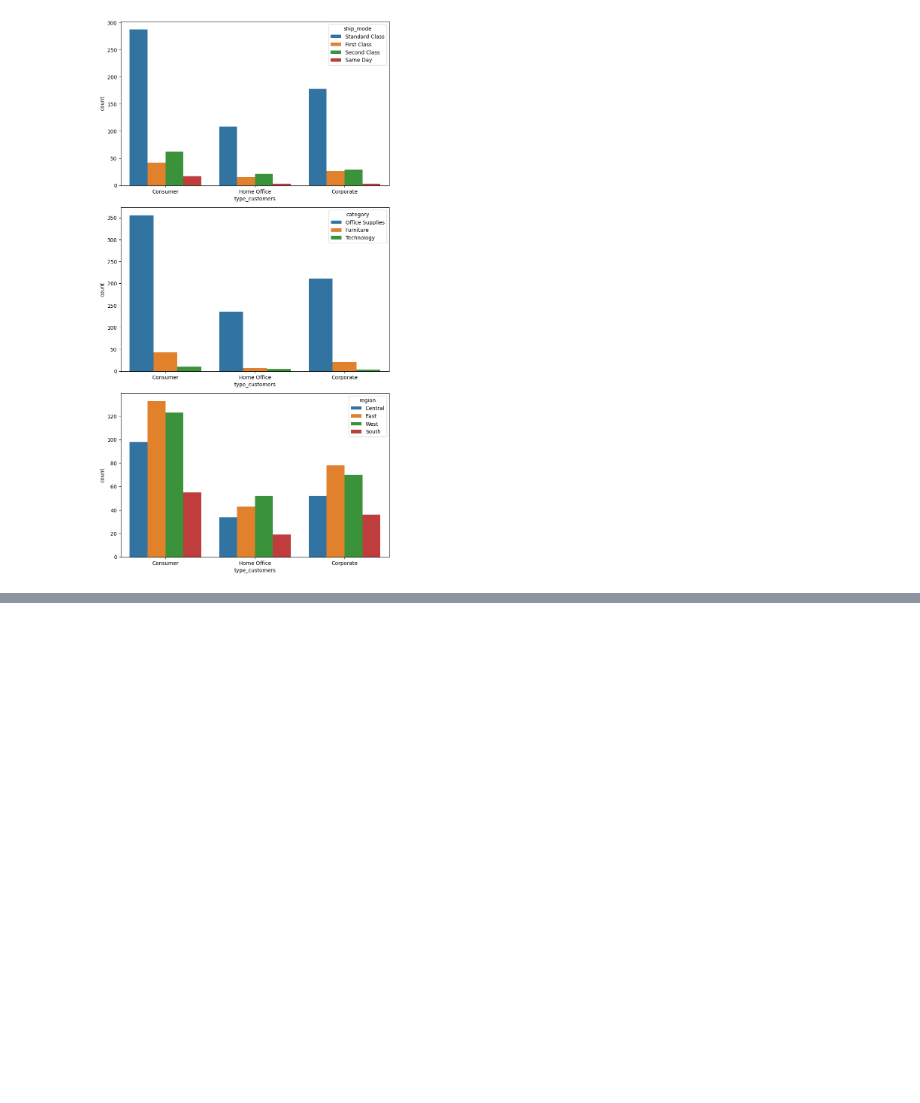
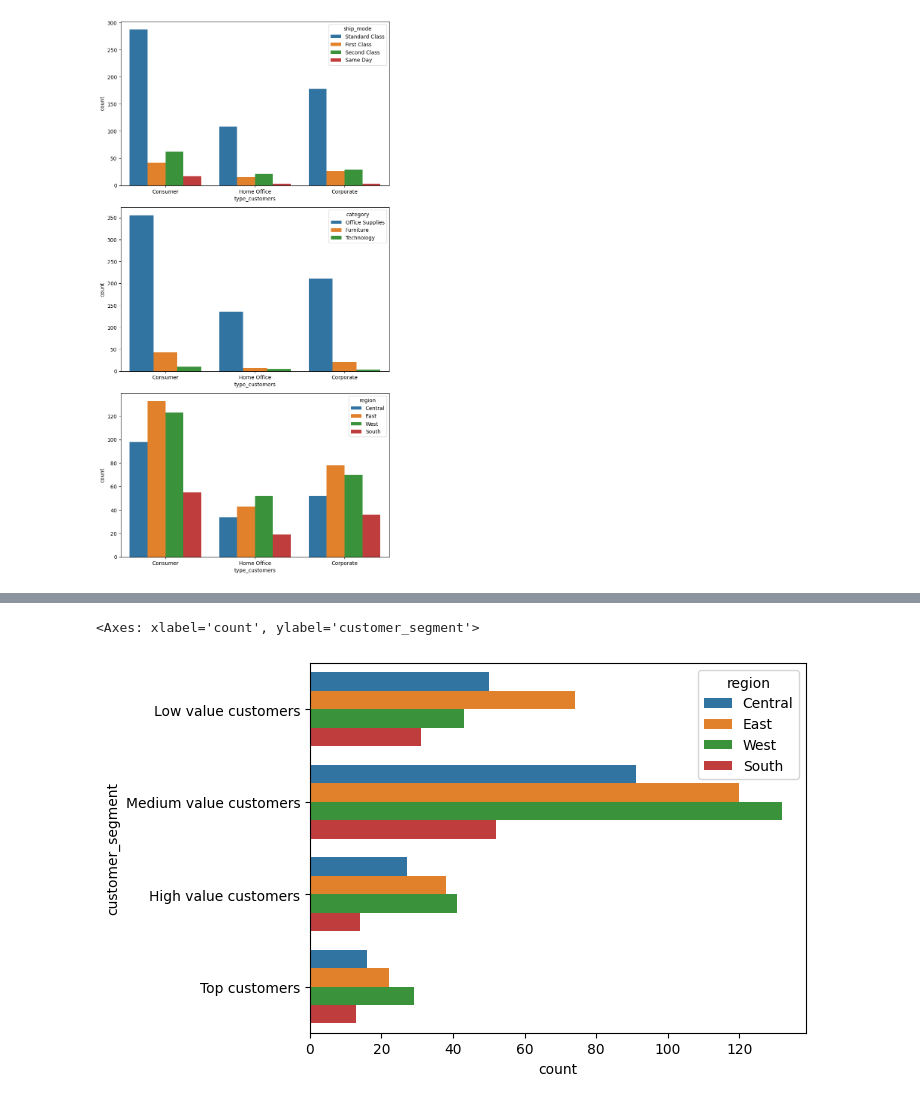
Before and after one commit to gardasvara/Superstore-Data-Science, a Jupyter notebook: customer-segmentation/customer-segmentation.ipynb, the cells around one changed output, grey strips where cells are left out. Saved outputs shown, nothing was run; the diff lists cells and outputs as text; code cells hidden in the pictures; blank space fills up the shorter version.

Commit message:
add customer rfm analysis

```diff
--- a/customer-segmentation/customer-segmentation.ipynb
+++ b/customer-segmentation/customer-segmentation.ipynb
@@ -255,0 +322,3 @@ numerical_dis_plot(
+# %%
+rfm_df = rfm_score(rfm_df)
+rfm_df.head()
@@ -255,0 +332,12 @@ numerical_dis_plot(
+# %%
+import numpy as np
+
+rfm_df["customer_segment"] = np.where(
+    rfm_df["RFM_score"] >= rfm_df["RFM_score"].quantile(0.9), "Top customers", (np.where(
+        rfm_df["RFM_score"] >= rfm_df["RFM_score"].quantile(0.75), "High value customers", (np.where(
+            rfm_df["RFM_score"] >= rfm_df["RFM_score"].quantile(0.25), "Medium value customers", "Low value customers"
+        ))
+    ))
+)
+
+rfm_df[['customer_id', 'RFM_score', 'customer_segment']].head(5)
@@ -255,0 +351,8 @@ numerical_dis_plot(
+# %%
+result_rfm_df = pd.merge(
+    left=main_df,
+    right=rfm_df[["customer_id", "RFM_score", "customer_segment"]],
+    on="customer_id",
+    how="inner"
+)
+result_rfm_df.head(5)
@@ -255,0 +366,9 @@ numerical_dis_plot(
+# %%
+result_rfm_df['customer_segment'] = pd.Categorical(result_rfm_df['customer_segment'], [
+    "Low value customers", "Medium value customers", "High value customers", "Top customers"
+])
+# %%
+sns.countplot(data=result_rfm_df, hue=feature, y='customer_segment')
+# %% [output]
+<Axes: xlabel='count', ylabel='customer_segment'>
+[figure, added]
```
Also changed, not shown: parts of 23 cells of this notebook, 5 other files.
